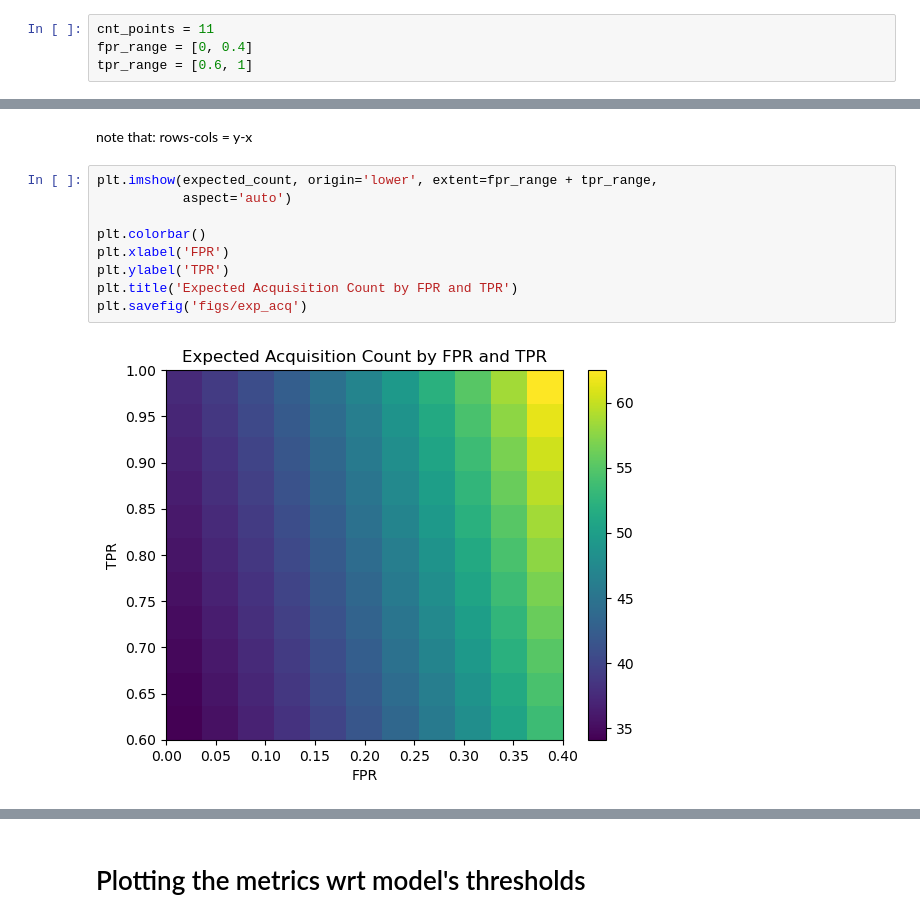
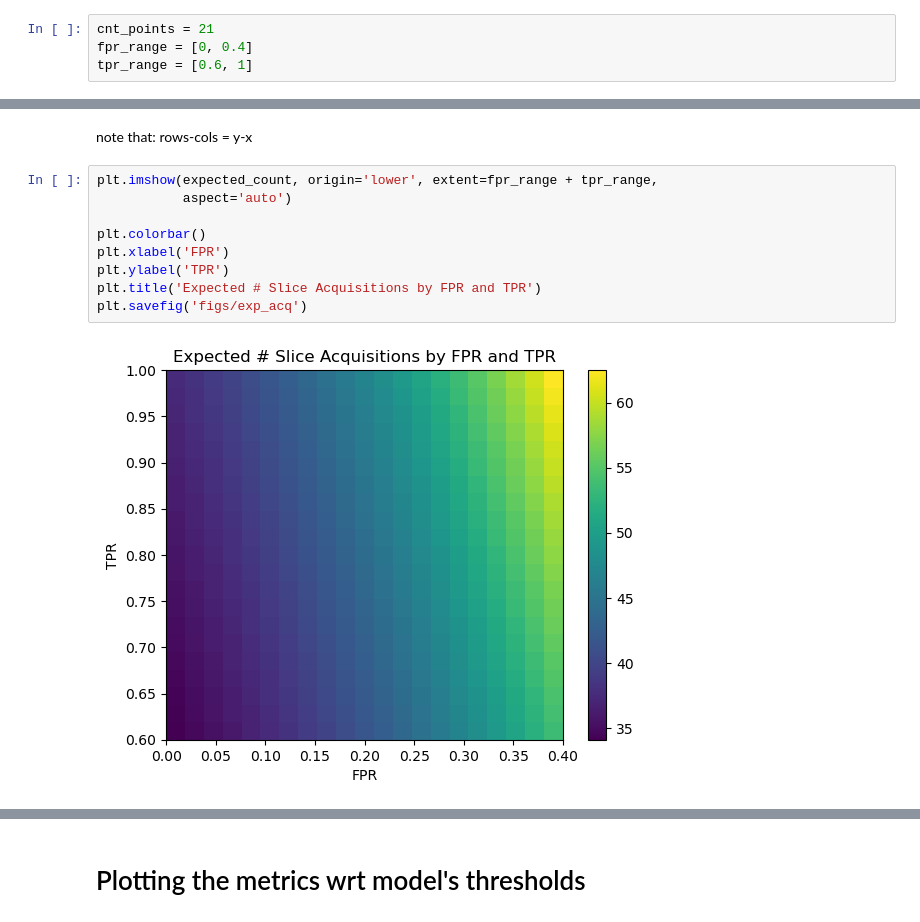
Before and after one commit to MedicalVisionGroup/FetalBrainIQA, a Jupyter notebook: thesis_figs/simulations.ipynb, the cells around one changed output, grey strips where cells are left out. Drawn from its saved outputs; the diff is of its cells as text.

```diff
--- a/thesis_figs/simulations.ipynb
+++ b/thesis_figs/simulations.ipynb
@@ -8,7 +8,7 @@ import json
 
 plt.style.use('default')
 # %%
-cnt_points = 11
+cnt_points = 21
 fpr_range = [0, 0.4]
 tpr_range = [0.6, 1]
 # %%
@@ -27,12 +27,12 @@ note that: rows-cols = y-x
 # %%
 plt.imshow(expected_count, origin='lower', extent=fpr_range + tpr_range,
            aspect='auto')
 
 plt.colorbar()
 plt.xlabel('FPR')
 plt.ylabel('TPR')
-plt.title('Expected Acquisition Count by FPR and TPR')
+plt.title('Expected # Slice Acquisitions by FPR and TPR')
 plt.savefig('figs/exp_acq')
 # %% [output]
-[figure, old version]
+[figure, new version]
 # %%
```
Also changed, not shown: parts of 8 cells of this notebook, 10 other files.
